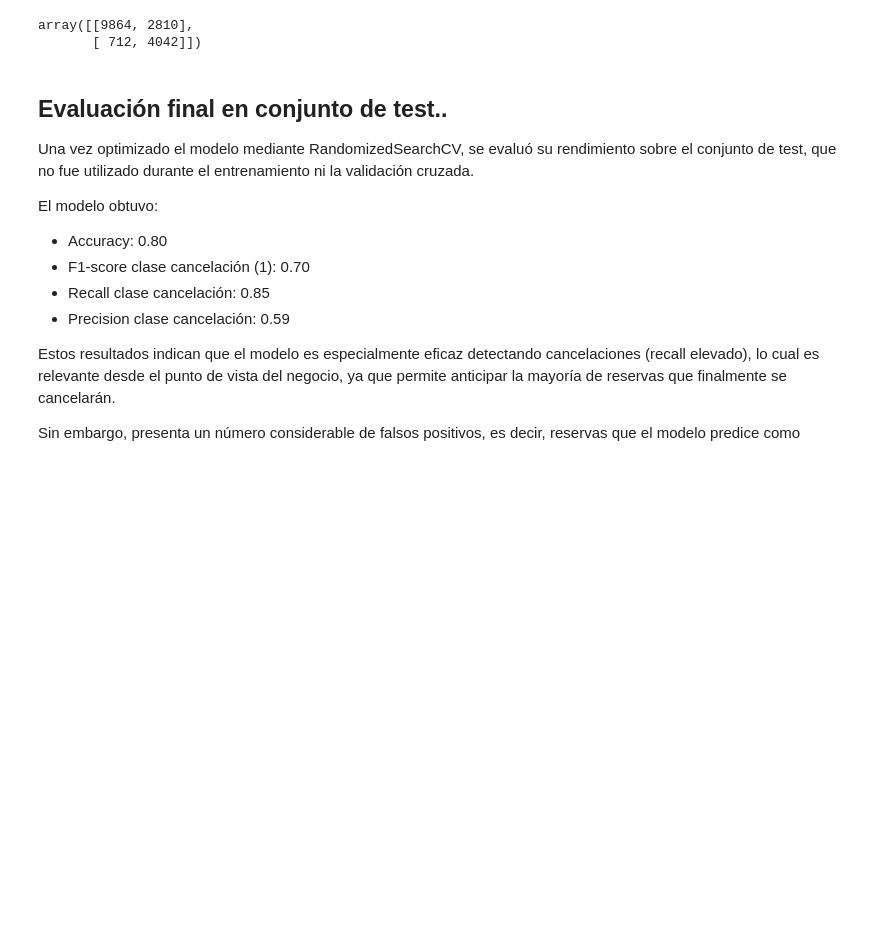
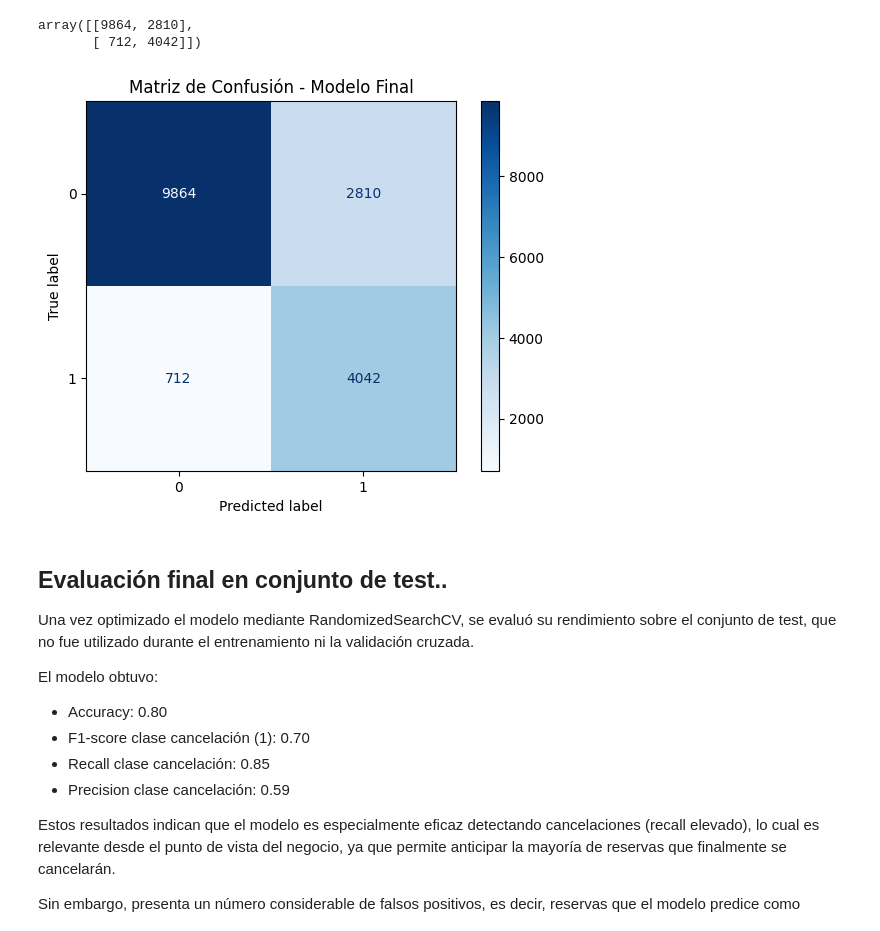
Before and after one commit to eleacos/ML_hotel_booking, a Jupyter notebook: src/notebooks/modelado.ipynb, the cells around one changed output. Cells and saved outputs as stored; diff of their text form; code cells hidden in the pictures; blank space fills up the shorter version.

```diff
--- a/src/notebooks/modelado.ipynb
+++ b/src/notebooks/modelado.ipynb
@@ -424,6 +486,15 @@ confusion_matrix(y_test, y_pred)                                       # <- matr
 weighted avg       0.84      0.80      0.81     17428
 array([[9864, 2810],
        [ 712, 4042]])
+# %%
+from sklearn.metrics import ConfusionMatrixDisplay
+import matplotlib.pyplot as plt
+
+ConfusionMatrixDisplay.from_predictions(y_test, y_pred, cmap="Blues")
+plt.title("Matriz de Confusión - Modelo Final")
+plt.show()
+# %% [output]
+[figure, added]
 # %% [markdown]
 ## Evaluación final en conjunto de test..
 
```
Also changed, not shown: parts of 1 cell of this notebook, 1 other file.
